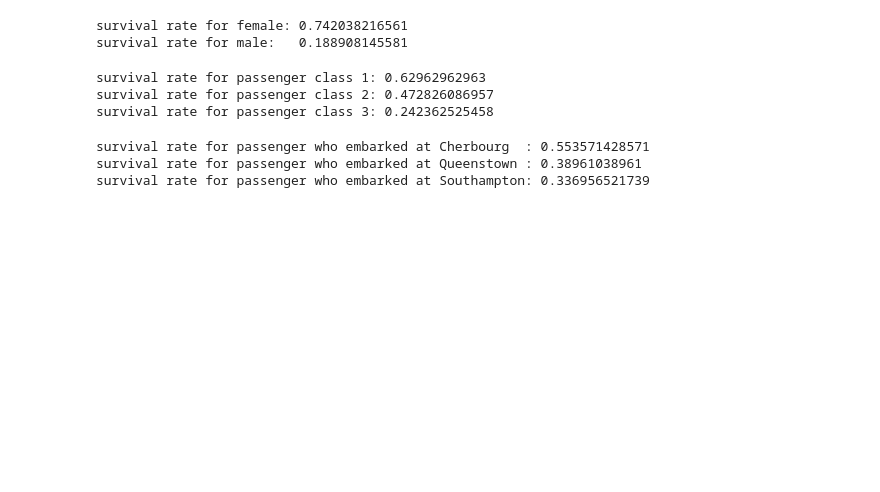
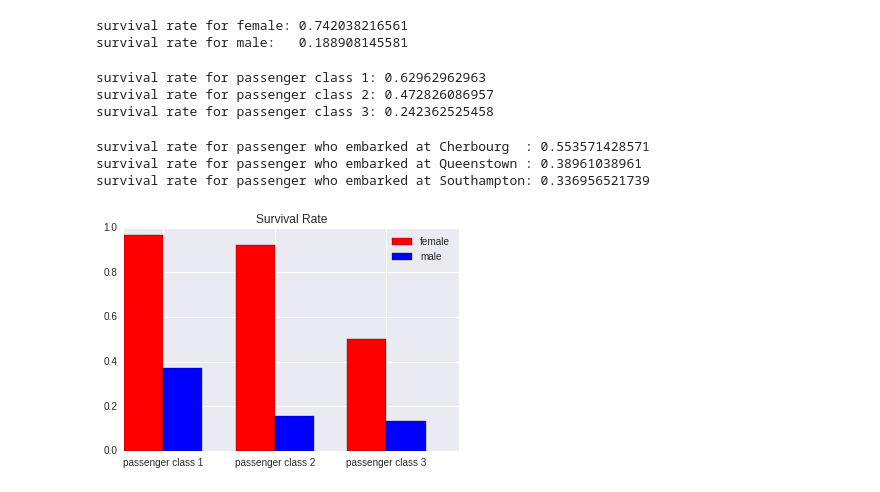
Before and after one commit to cielocean/DataScience16WarmupProject, a Jupyter notebook: data_exploration.ipynb, the cells around one changed output. Saved outputs shown, nothing was run; the diff lists cells and outputs as text; code cells hidden in the pictures; blank space fills up the shorter version.

Commit message:
dataexplotation displays graphs inline

```diff
--- a/data_exploration.ipynb
+++ b/data_exploration.ipynb
@@ -109,25 +127,27 @@ survival rate for passenger who embarked at Cherbourg  : 0.553571428571
 survival rate for passenger who embarked at Queenstown : 0.38961038961
 survival rate for passenger who embarked at Southampton: 0.336956521739
 # %%
-"""Comparing survival rate of people from different passenger class and of different gender"""
+"""Comparing survival rate of people from different passenger class has relation to where the passenger embarked"""
 pc1_f, pc2_f, pc3_f = pclass(female)
 pc1_m, pc2_m, pc3_m = pclass(male)
 
 """Plotting bar graph"""
 index = np.arange(3)
 width = 0.35
 
 fig, ax = plt.subplots()
 f = plt.bar(index,
             (survivor_rate(pc1_f), survivor_rate(pc2_f),survivor_rate(pc3_f)),
             width,
             color = 'red')
 m = plt.bar(index + width,
             (survivor_rate(pc1_m), survivor_rate(pc2_m), survivor_rate(pc3_m)),
             width,
             color = 'blue')
 
 ax.legend((f, m), ('female', 'male'))
 plt.xticks(index + width, ('passenger class 1', 'passenger class 2', 'passenger class 3'))
 plt.title('Survival Rate')
 plt.show()
+# %% [output]
+[figure, added]
```
Also changed, not shown: parts of 8 cells of this notebook.
